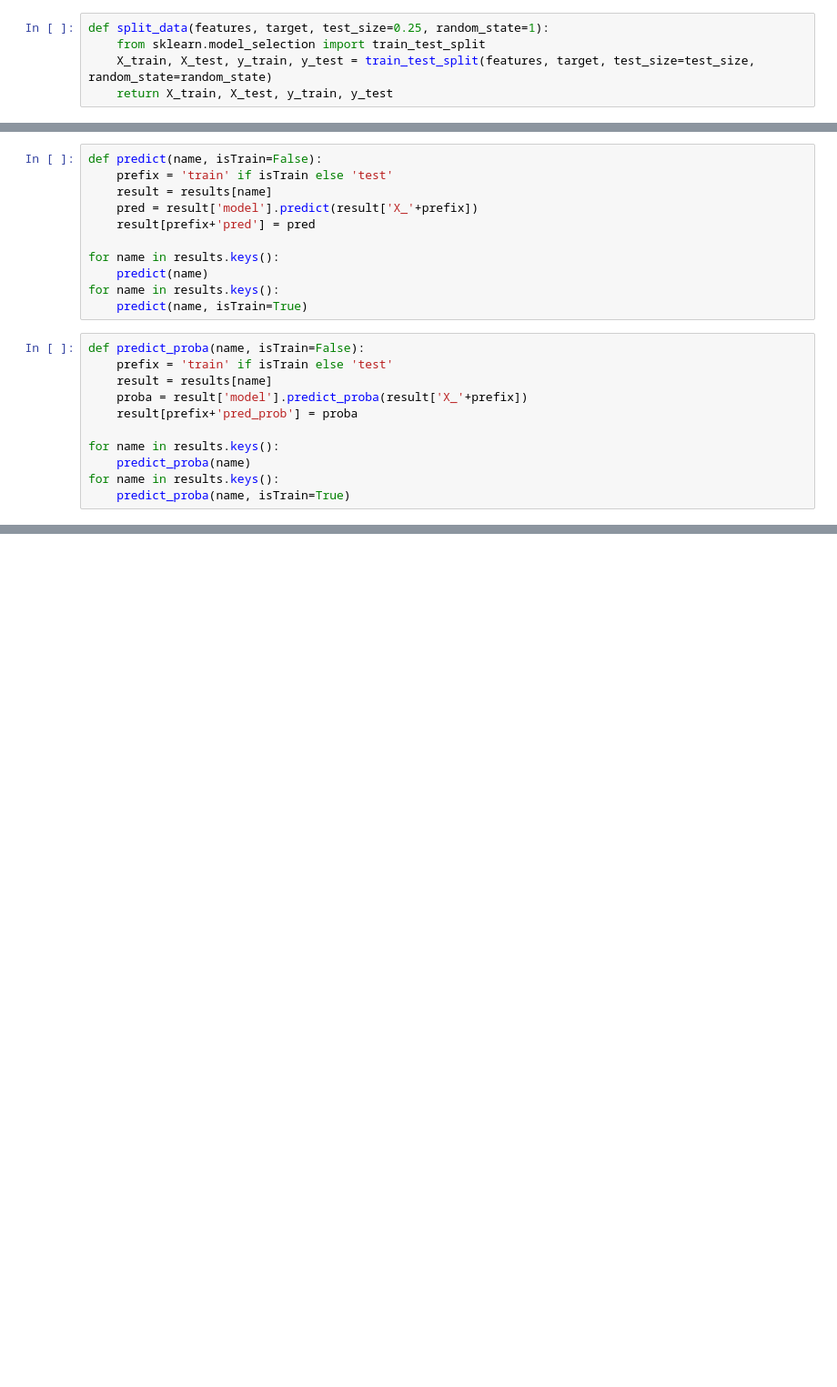
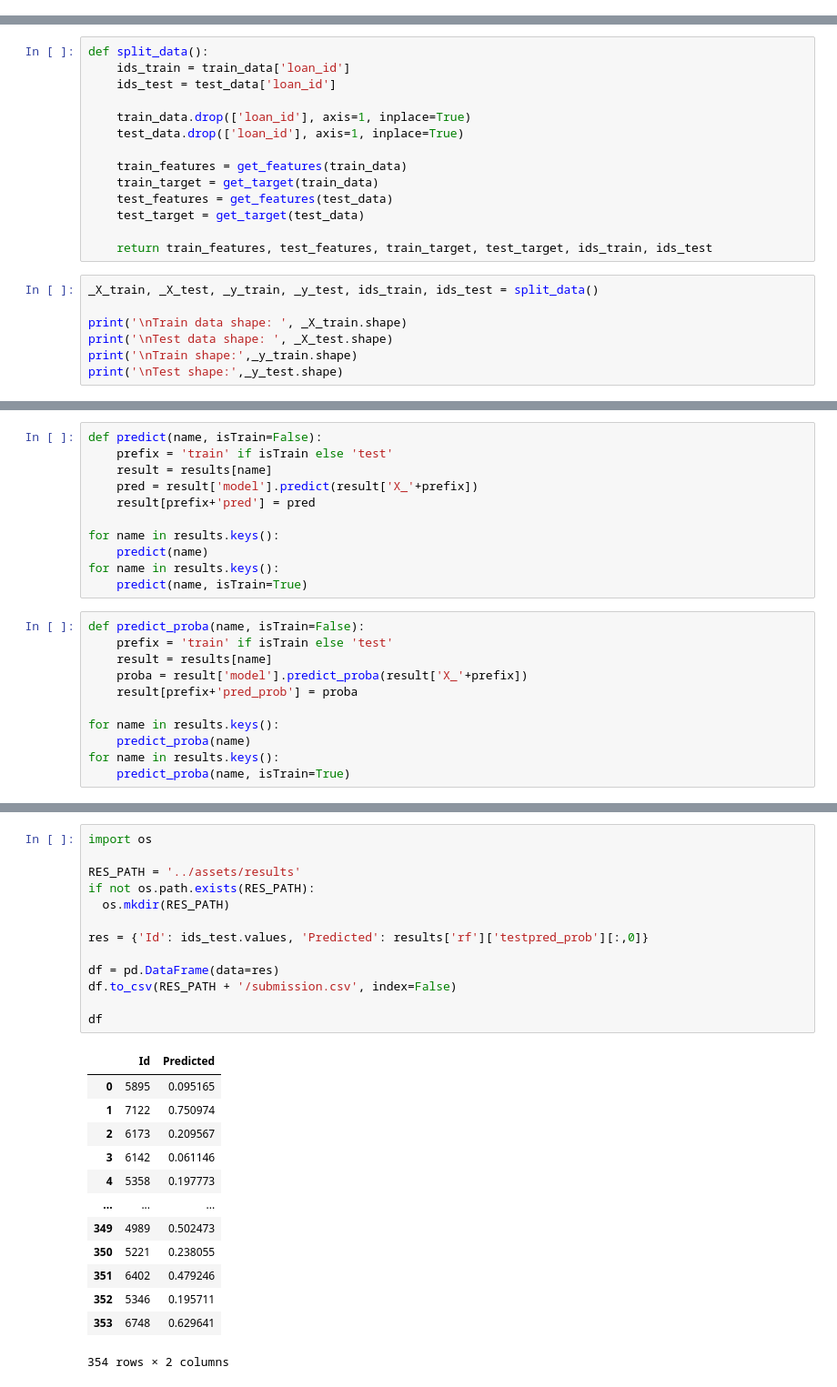
Before and after one commit to ruialves35/feup-ac, a Jupyter notebook: src/predictions.ipynb, the cells around one changed output, grey strips where cells are left out. Shown at 91% size. Cells and saved outputs as stored; diff of their text form; blank space fills up the shorter version.

```diff
--- a/src/predictions.ipynb
+++ b/src/predictions.ipynb
@@ -17,8 +21,3 @@ def get_target(df):
 results = {}
 # %% [markdown]
 ### Split data
-# %%
-def split_data(features, target, test_size=0.25, random_state=1):
-    from sklearn.model_selection import train_test_split
-    X_train, X_test, y_train, y_test = train_test_split(features, target, test_size=test_size, random_state=random_state)
-    return X_train, X_test, y_train, y_test
@@ -46,0 +24,21 @@ paid ration: 67 | 0
+# %%
+def split_data():
+    ids_train = train_data['loan_id']
+    ids_test = test_data['loan_id']
+
+    train_data.drop(['loan_id'], axis=1, inplace=True)
+    test_data.drop(['loan_id'], axis=1, inplace=True)
+
+    train_features = get_features(train_data)
+    train_target = get_target(train_data)
+    test_features = get_features(test_data)
+    test_target = get_target(test_data)
+
+    return train_features, test_features, train_target, test_target, ids_train, ids_test
+# %%
+_X_train, _X_test, _y_train, _y_test, ids_train, ids_test = split_data()
+
+print('\nTrain data shape: ', _X_train.shape)
+print('\nTest data shape: ', _X_test.shape)
+print('\nTrain shape:',_y_train.shape)
+print('\nTest shape:',_y_test.shape)
@@ -438,0 +154,27 @@ RF train:        1.0
+# %%
+import os
+
+RES_PATH = '../assets/results'
+if not os.path.exists(RES_PATH):
+  os.mkdir(RES_PATH)
+
+res = {'Id': ids_test.values, 'Predicted': results['rf']['testpred_prob'][:,0]}
+
+df = pd.DataFrame(data=res)
+df.to_csv(RES_PATH + '/submission.csv', index=False)
+
+df
+# %% [output]
+|  | Id | Predicted |
+| 0 | 5895 | 0.095165 |
+| 1 | 7122 | 0.750974 |
+| 2 | 6173 | 0.209567 |
+| 3 | 6142 | 0.061146 |
+| 4 | 5358 | 0.197773 |
+| ... | ... | ... |
+| 349 | 4989 | 0.502473 |
+| 350 | 5221 | 0.238055 |
+| 351 | 6402 | 0.479246 |
+| 352 | 5346 | 0.195711 |
+| 353 | 6748 | 0.629641 |
+354 rows × 2 columns
```
Also changed, not shown: parts of 31 cells of this notebook, 9 other files.
